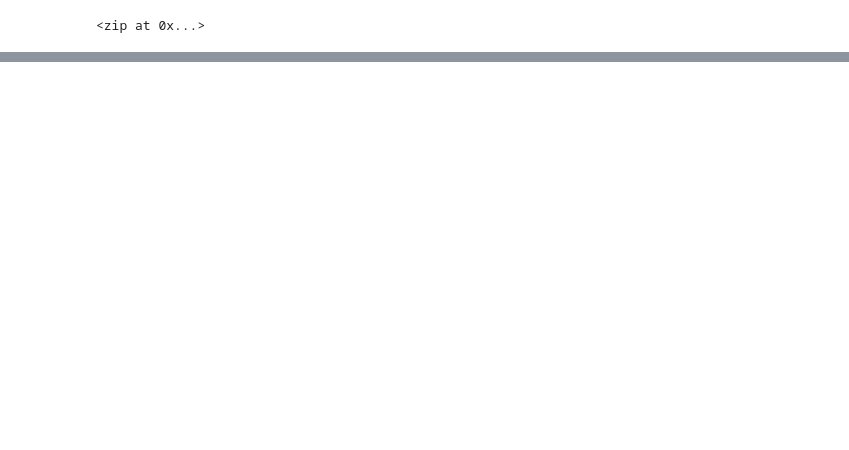
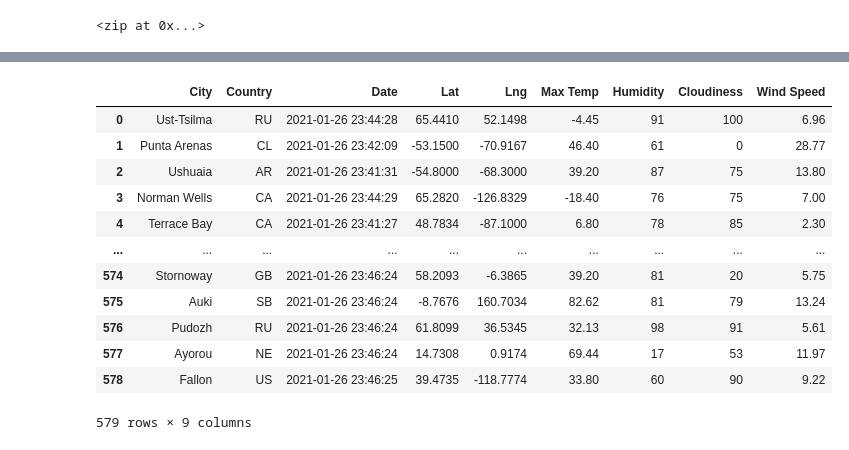
Before and after one commit to shireenkahlon/World_Weather_Analysis, a Jupyter notebook: WeatherPy.ipynb, the cells around one changed output, grey strips where cells are left out. Saved outputs shown, nothing was run; the diff lists cells and outputs as text; code cells hidden in the pictures; blank space fills up the shorter version.

```diff
--- a/WeatherPy.ipynb
+++ b/WeatherPy.ipynb
@@ -49,0 +166,18 @@ len(cities)
+# %%
+new_column=["City","Country","Date","Lat","Lng","Max Temp","Humidity","Cloudiness","Wind Speed"]
+city_data_df=city_data_df[new_column]
+city_data_df
+# %% [output]
+|  | City | Country | Date | Lat | Lng | Max Temp | Humidity | Cloudiness | Wind Speed |
+| 0 | Ust-Tsilma | RU | 2021-01-26 23:44:28 | 65.4410 | 52.1498 | -4.45 | 91 | 100 | 6.96 |
+| 1 | Punta Arenas | CL | 2021-01-26 23:42:09 | -53.1500 | -70.9167 | 46.40 | 61 | 0 | 28.77 |
+| 2 | Ushuaia | AR | 2021-01-26 23:41:31 | -54.8000 | -68.3000 | 39.20 | 87 | 75 | 13.80 |
+| 3 | Norman Wells | CA | 2021-01-26 23:44:29 | 65.2820 | -126.8329 | -18.40 | 76 | 75 | 7.00 |
+| 4 | Terrace Bay | CA | 2021-01-26 23:41:27 | 48.7834 | -87.1000 | 6.80 | 78 | 85 | 2.30 |
+| ... | ... | ... | ... | ... | ... | ... | ... | ... | ... |
+| 574 | Stornoway | GB | 2021-01-26 23:46:24 | 58.2093 | -6.3865 | 39.20 | 81 | 20 | 5.75 |
+| 575 | Auki | SB | 2021-01-26 23:46:24 | -8.7676 | 160.7034 | 82.62 | 81 | 79 | 13.24 |
+| 576 | Pudozh | RU | 2021-01-26 23:46:24 | 61.8099 | 36.5345 | 32.13 | 98 | 91 | 5.61 |
+| 577 | Ayorou | NE | 2021-01-26 23:46:24 | 14.7308 | 0.9174 | 69.44 | 17 | 53 | 11.97 |
+| 578 | Fallon | US | 2021-01-26 23:46:25 | 39.4735 | -118.7774 | 33.80 | 60 | 90 | 9.22 |
+579 rows × 9 columns
```
Also changed, not shown: parts of 9 cells of this notebook.
